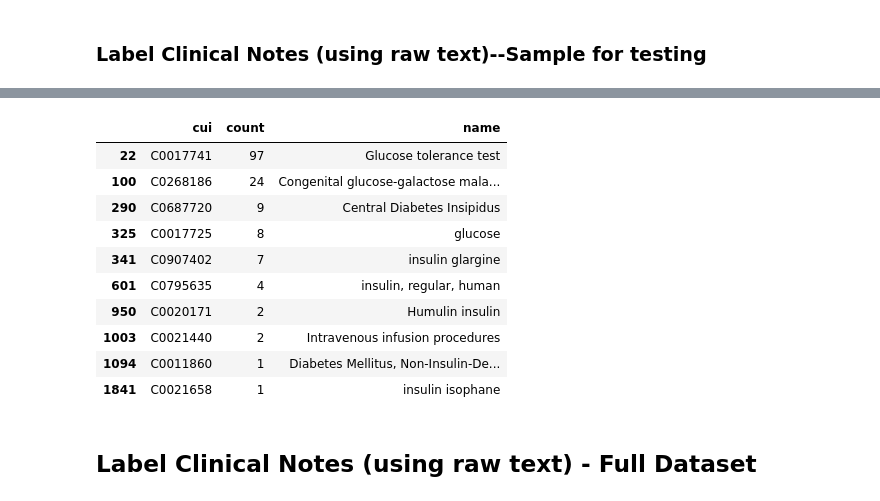
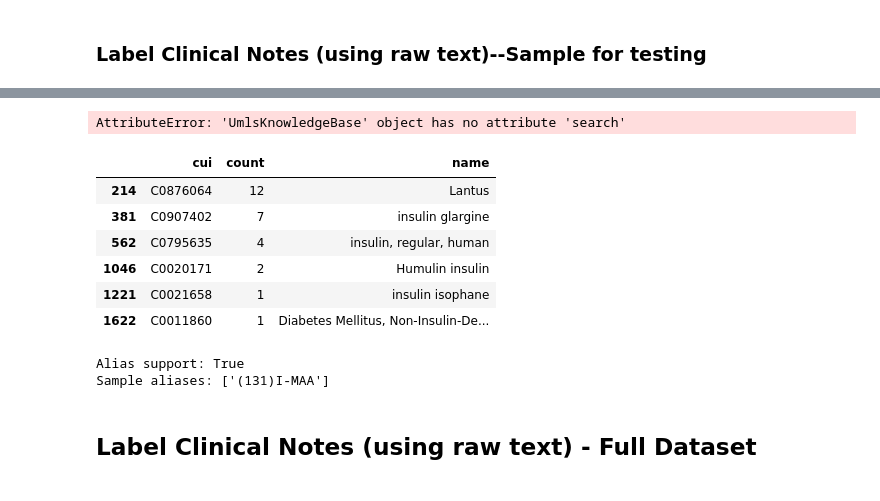
Before and after one commit to April-Taylor/NLP-Qualifications-Project, a Jupyter notebook: Revised_Paired_MIMIC_NLP_ATaylor_Project.ipynb, the cells around one changed output, grey strips where cells are left out. Saved outputs shown, nothing was run; the diff lists cells and outputs as text; code cells hidden in the pictures.

```diff
--- a/Revised_Paired_MIMIC_NLP_ATaylor_Project.ipynb
+++ b/Revised_Paired_MIMIC_NLP_ATaylor_Project.ipynb
@@ -1799,12 +1798,0 @@ diabetes_keywords = [
-# %%
-def find_related_cuis(linker, keywords):
-    matched = {}
-    for cui, entity in linker.kb.cui_to_entity.items():
-        for keyword in keywords:
-            if keyword.lower() in entity.canonical_name.lower():
-                matched[cui] = {
-                    "canonical_name": entity.canonical_name,
-                    "types": entity.types
-                }
-                break
-    return matched
@@ -1813,18 +1833,40 @@ diabetes_cui_map = find_related_cuis(umls_linker.linker, diabetes_keywords)
+# %%
+insulin_keywords = [
+    "insulin", "insulin glargine", "insulin lispro", "insulin aspart",
+    "regular insulin", "NPH insulin", "long-acting insulin", "short-acting insulin",
+    "rapid-acting insulin", "intermediate-acting insulin", "bolus insulin",
+    "IV insulin", "intravenous insulin", "continuous insulin infusion", "SSI"
+    "humulin", "lantus", "levemir", "novolog", "basaglar", "toujeo", "tresiba", "fiasp", "afrezza"
+]
 # %%
-diabetes_summary = summary[summary["cui"].isin(diabetes_cui_map.keys())]
-display(diabetes_summary)
+glucose_cui_map = find_related_cuis_by_keywords(umls_linker.linker, glucose_keywords)
+glucose_summary = summary[summary["cui"].isin(glucose_cui_map.keys())]
+display(glucose_summary)
 # %% [output]
-|  | cui | count | name |
-| 22 | C0017741 | 97 | Glucose tolerance test |
-| 100 | C0268186 | 24 | Congenital glucose-galactose mala... |
-| 290 | C0687720 | 9 | Central Diabetes Insipidus |
-| 325 | C0017725 | 8 | glucose |
-| 341 | C0907402 | 7 | insulin glargine |
-| 601 | C0795635 | 4 | insulin, regular, human |
-| 950 | C0020171 | 2 | Humulin insulin |
-| 1003 | C0021440 | 2 | Intravenous infusion procedures |
-| 1094 | C0011860 | 1 | Diabetes Mellitus, Non-Insulin-De... |
-| 1841 | C0021658 | 1 | insulin isophane |
+AttributeError: 'UmlsKnowledgeBase' object has no attribute 'search'
+# %%
+insulin_cui_map = find_related_cuis(umls_linker.linker, insulin_keywords)
+insulin_summary = summary[summary["cui"].isin(insulin_cui_map.keys())]
+display(insulin_summary)
+# %% [output]
+|  | cui | count | name |
+| 214 | C0876064 | 12 | Lantus |
+| 381 | C0907402 | 7 | insulin glargine |
+| 562 | C0795635 | 4 | insulin, regular, human |
+| 1046 | C0020171 | 2 | Humulin insulin |
+| 1221 | C0021658 | 1 | insulin isophane |
+| 1622 | C0011860 | 1 | Diabetes Mellitus, Non-Insulin-De... |
+# %%
+sample_cui = list(umls_linker.linker.kb.cui_to_entity.keys())[0]
+sample_entity = umls_linker.linker.kb.cui_to_entity[sample_cui]
+
+has_aliases = hasattr(sample_entity, "aliases")
+print("Alias support:", has_aliases)
+if has_aliases:
+    print("Sample aliases:", sample_entity.aliases[:5])
+# %% [output]
+Alias support: True
+Sample aliases: ['(131)I-MAA']
 # %% [markdown]
 ## Label Clinical Notes (using raw text) - Full Dataset
 # %%
```
Also changed, not shown: parts of 19 cells of this notebook.
